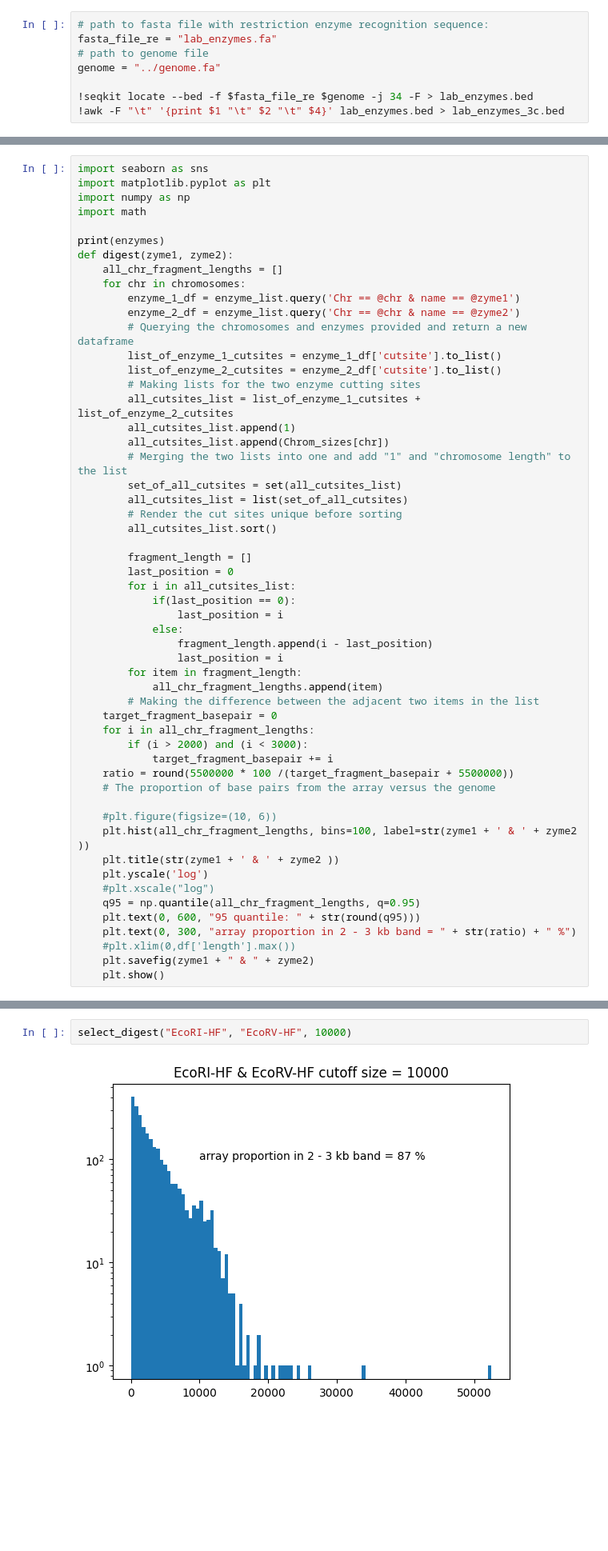
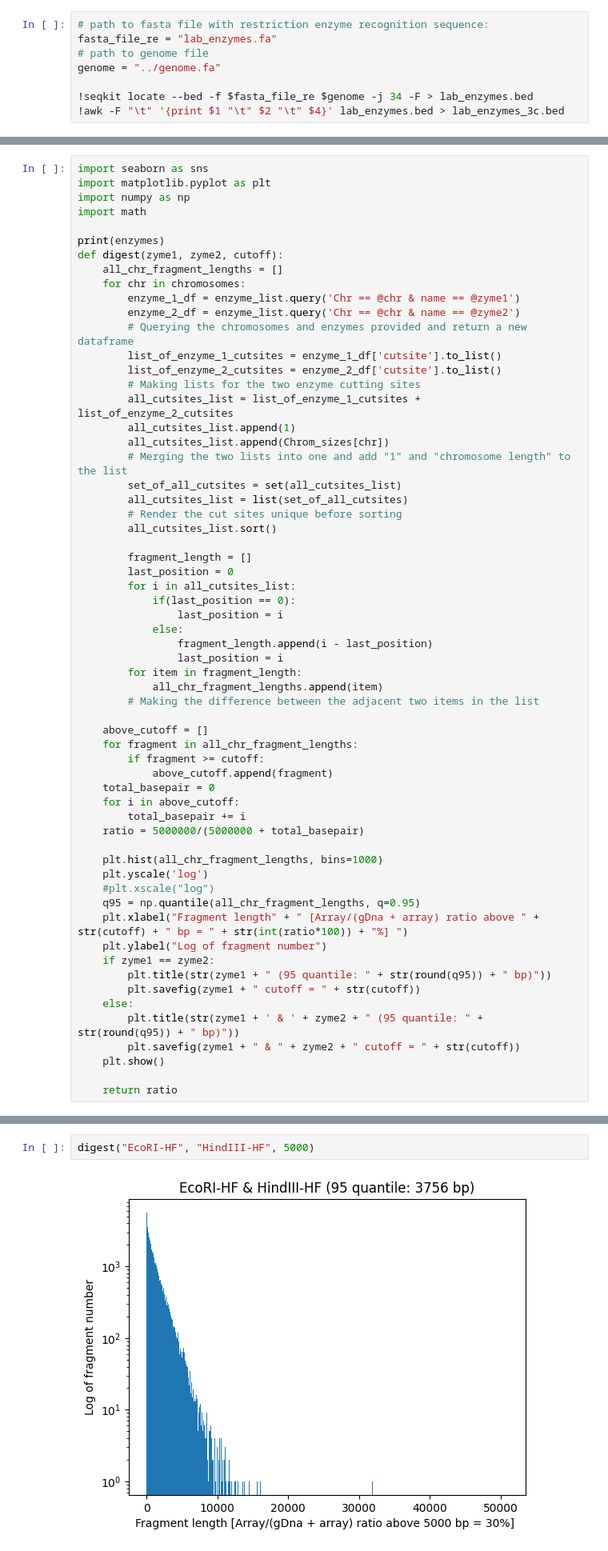
Before and after one commit to JeromeeX/wormdigester, a Jupyter notebook: wormdigester.ipynb, the cells around one changed output, grey strips where cells are left out. Shown at 80% size. Saved outputs shown, nothing was run; the diff lists cells and outputs as text; blank space fills up the shorter version.

```diff
--- a/wormdigester.ipynb
+++ b/wormdigester.ipynb
@@ -71,7 +71,7 @@ import numpy as np
 import math
 
 print(enzymes)
-def digest(zyme1, zyme2):
+def digest(zyme1, zyme2, cutoff):
     all_chr_fragment_lengths = []
     for chr in chromosomes:
         enzyme_1_df = enzyme_list.query('Chr == @chr & name == @zyme1')
@@ -100,22 +100,29 @@ def digest(zyme1, zyme2):
         for item in fragment_length:
             all_chr_fragment_lengths.append(item)
         # Making the difference between the adjacent two items in the list
-    target_fragment_basepair = 0
-    for i in all_chr_fragment_lengths:
-        if (i > 2000) and (i < 3000):
-            target_fragment_basepair += i
-    ratio = round(5500000 * 100 /(target_fragment_basepair + 5500000))
-    # The proportion of base pairs from the array versus the genome
 
-    #plt.figure(figsize=(10, 6))
-    plt.hist(all_chr_fragment_lengths, bins=100, label=str(zyme1 + ' & ' + zyme2 ))
-    plt.title(str(zyme1 + ' & ' + zyme2 ))
+    above_cutoff = []
+    for fragment in all_chr_fragment_lengths:
+        if fragment >= cutoff:
+            above_cutoff.append(fragment)
+    total_basepair = 0
+    for i in above_cutoff:
+        total_basepair += i
+    ratio = 5000000/(5000000 + total_basepair)
+
+    plt.hist(all_chr_fragment_lengths, bins=1000)
     plt.yscale('log')
     #plt.xscale("log")
     q95 = np.quantile(all_chr_fragment_lengths, q=0.95)
-    plt.text(0, 600, "95 quantile: " + str(round(q95)))
-    plt.text(0, 300, "array proportion in 2 - 3 kb band = " + str(ratio) + " %")
-    #plt.xlim(0,df['length'].max())
-    plt.savefig(zyme1 + " & " + zyme2)
+    plt.xlabel("Fragment length" + " [Array/(gDna + array) ratio above " + str(cutoff) + " bp = " + str(int(ratio*100)) + "%] ")
+    plt.ylabel("Log of fragment number")
+    if zyme1 == zyme2:
+        plt.title(str(zyme1 + " (95 quantile: " + str(round(q95)) + " bp)"))
+        plt.savefig(zyme1 + " cutoff = " + str(cutoff))
+    else:
+        plt.title(str(zyme1 + ' & ' + zyme2 + " (95 quantile: " + str(round(q95)) + " bp)"))
+        plt.savefig(zyme1 + " & " + zyme2 + " cutoff = " + str(cutoff))
     plt.show()
+
+    return ratio
 # %% [output]
@@ -202,4 +133,4 @@ def select_digest(zyme1, zyme2, cutsize):
 # %%
-select_digest("EcoRI-HF", "EcoRV-HF", 10000)
+digest("EcoRI-HF", "HindIII-HF", 5000)
 # %% [output]
-[figure, old version]
+[figure, new version]
```
Also changed, not shown: parts of 7 cells of this notebook, 12 other files.
